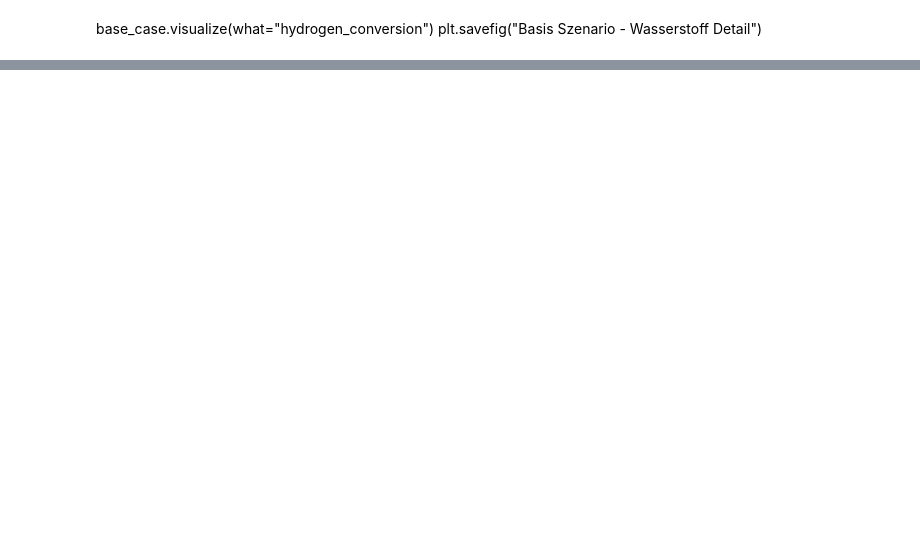
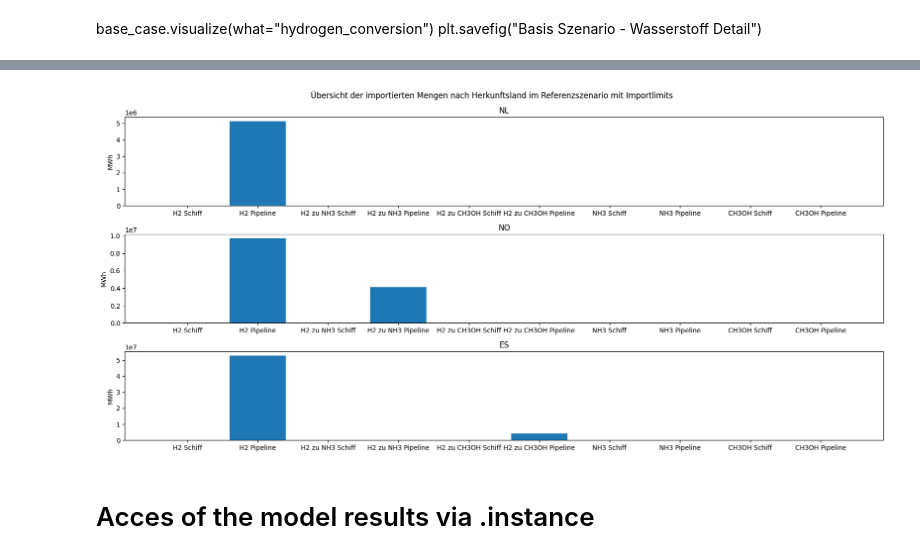
Before and after one commit to FaKurz/hydro_opt, a Jupyter notebook: demonstration.ipynb, the cells around one changed output, grey strips where cells are left out. Drawn from its saved outputs; the diff is of its cells as text; code cells hidden in the pictures; blank space fills up the shorter version.

```diff
--- a/demonstration.ipynb
+++ b/demonstration.ipynb
@@ -97,0 +91,19 @@ base_case_import_limit.visualize(what="hydrogen_conversion", vis_style="bar")
+# %%
+imported_quantities_base_case = base_case.results_df[['H2 Schiff', 'H2 Pipeline',
+                                                      'H2 zu NH3 Schiff', 'H2 zu NH3 Pipeline', 'H2 zu CH3OH Schiff', 'H2 zu CH3OH Pipeline',
+                                                      'NH3 Schiff', 'NH3 Pipeline', 'CH3OH Schiff', 'CH3OH Pipeline']]
+# %%
+imported_quantities_base_case_with_import_limits = base_case_import_limit.results_df[['H2 Schiff', 'H2 Pipeline',
+                                                                                      'H2 zu NH3 Schiff', 'H2 zu NH3 Pipeline', 'H2 zu CH3OH Schiff', 'H2 zu CH3OH Pipeline',
+                                                                                      'NH3 Schiff', 'NH3 Pipeline', 'CH3OH Schiff', 'CH3OH Pipeline']]
+# %%
+df = imported_quantities_base_case[(imported_quantities_base_case > 0).any(axis=1)]
+fig, ax = plt.subplots(3, 1, figsize=(17,8))
+plt.suptitle("Übersicht der importierten Mengen nach Herkunftsland im Referenzszenario ohne Importlimits")
+for i in range(3):
+    values = df.iloc[[i]]
+    ax[i].bar(values.columns, df.iloc[i].values)
+    ax[i].set_ylabel("MWh")
+    ax[i].set_title(df.iloc[[i]].index[0])
+plt.tight_layout()
+#plt.savefig("Basis Szenario - importierte Mengen ohne Importlimits", bbox_inches="tight")
@@ -97,0 +112,15 @@ base_case_import_limit.visualize(what="hydrogen_conversion", vis_style="bar")
+# %%
+df = imported_quantities_base_case_with_import_limits[(imported_quantities_base_case_with_import_limits > 0).any(axis=1)]
+fig, ax = plt.subplots(3, 1, figsize=(17,8))
+plt.suptitle("Übersicht der importierten Mengen nach Herkunftsland im Referenzszenario mit Importlimits")
+for i in range(3):
+    values = df.iloc[[i]]
+    ax[i].bar(values.columns, df.iloc[i].values)
+    ax[i].set_ylabel("MWh")
+    ax[i].set_title(df.iloc[[i]].index[0])
+plt.tight_layout()
+#plt.savefig("Basis Szenario - importierte Mengen mit Importlimits", bbox_inches="tight")
+# %% [output]
+[figure, added]
+# %% [markdown]
+# Acces of the model results via .instance
```
Also changed, not shown: parts of 19 cells of this notebook, 6 other files.
